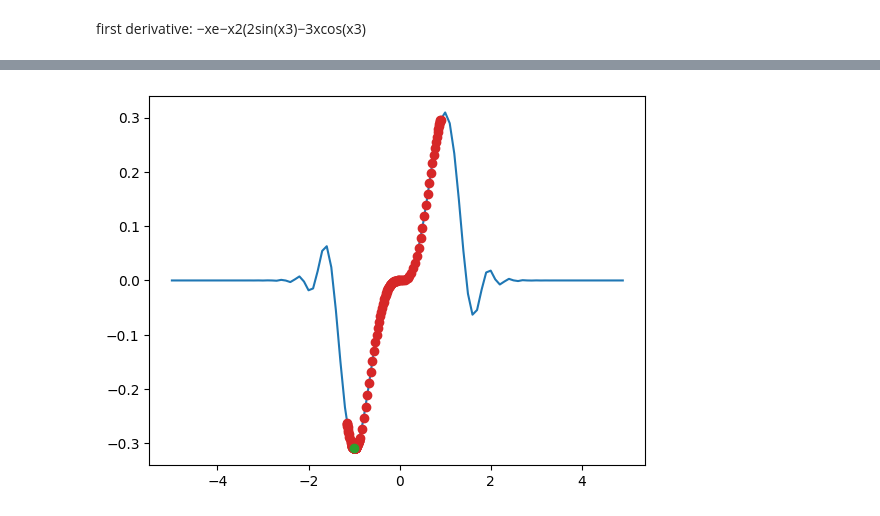
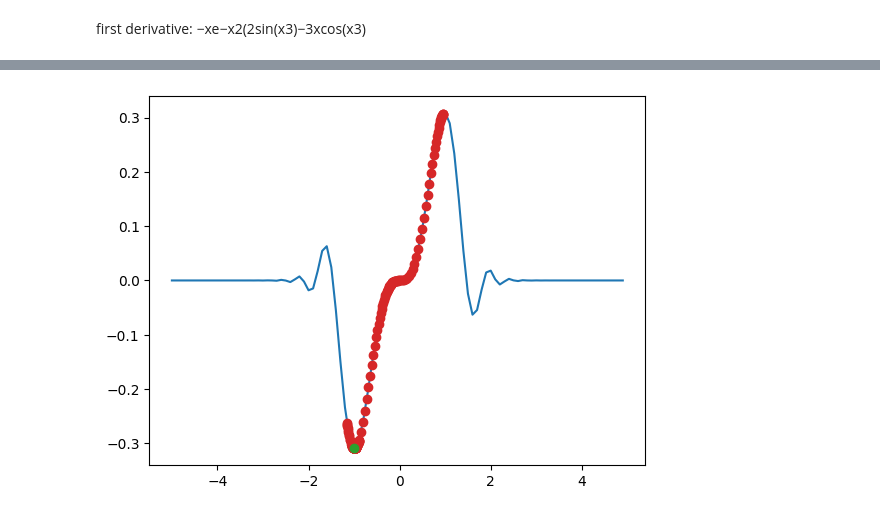
Before and after one commit to duden2024/NeuralNets2024, a Jupyter notebook: SGD_Backpropagation_Exercises.ipynb, the cells around one changed output, grey strips where cells are left out. Saved outputs shown, nothing was run; the diff lists cells and outputs as text; code cells hidden in the pictures.

```diff
--- a/SGD_Backpropagation_Exercises.ipynb
+++ b/SGD_Backpropagation_Exercises.ipynb
@@ -135,5 +135,5 @@ def gradient_descent_momentum(learning_rate, f, dfdx, w0 = np.random.randn()*5,
 
     return w_old
 # %%
-gradient_descent_momentum(learning_rate = 0.01, f = g,dfdx = dgdx, w0 = 0.9, alpha = 0.9, steps = 1000)
+gradient_descent_momentum(learning_rate = 0.01, f = g,dfdx = dgdx, w0 = 0.95, alpha = 0.9, steps = 1000)
 # %% [output]
@@ -141 +141 @@ gradient_descent_momentum(learning_rate = 0.01, f = g,dfdx = dgdx, w0 = 0.9, alp
-[figure, old version]
+[figure, new version]
```
Also changed, not shown: parts of 1 cell of this notebook.
